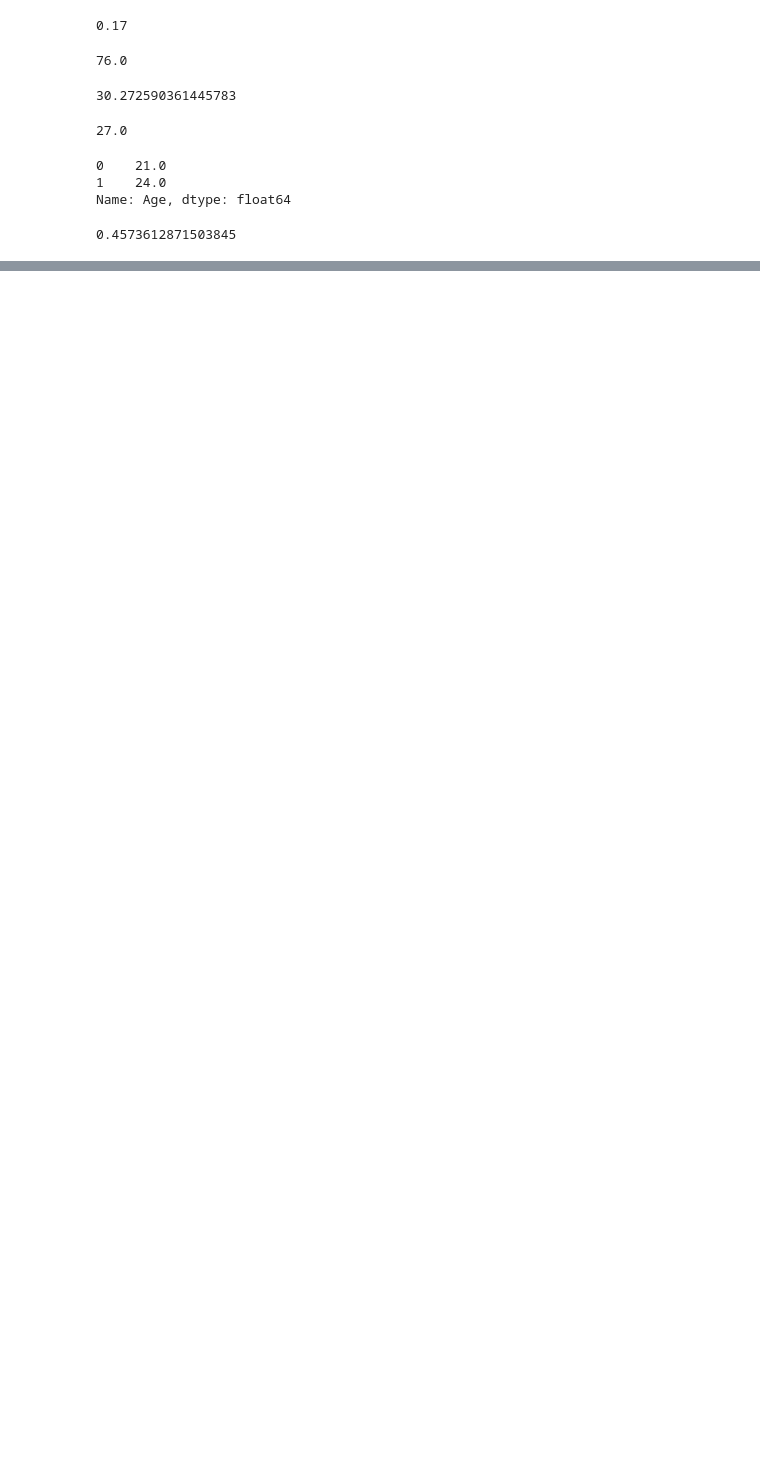
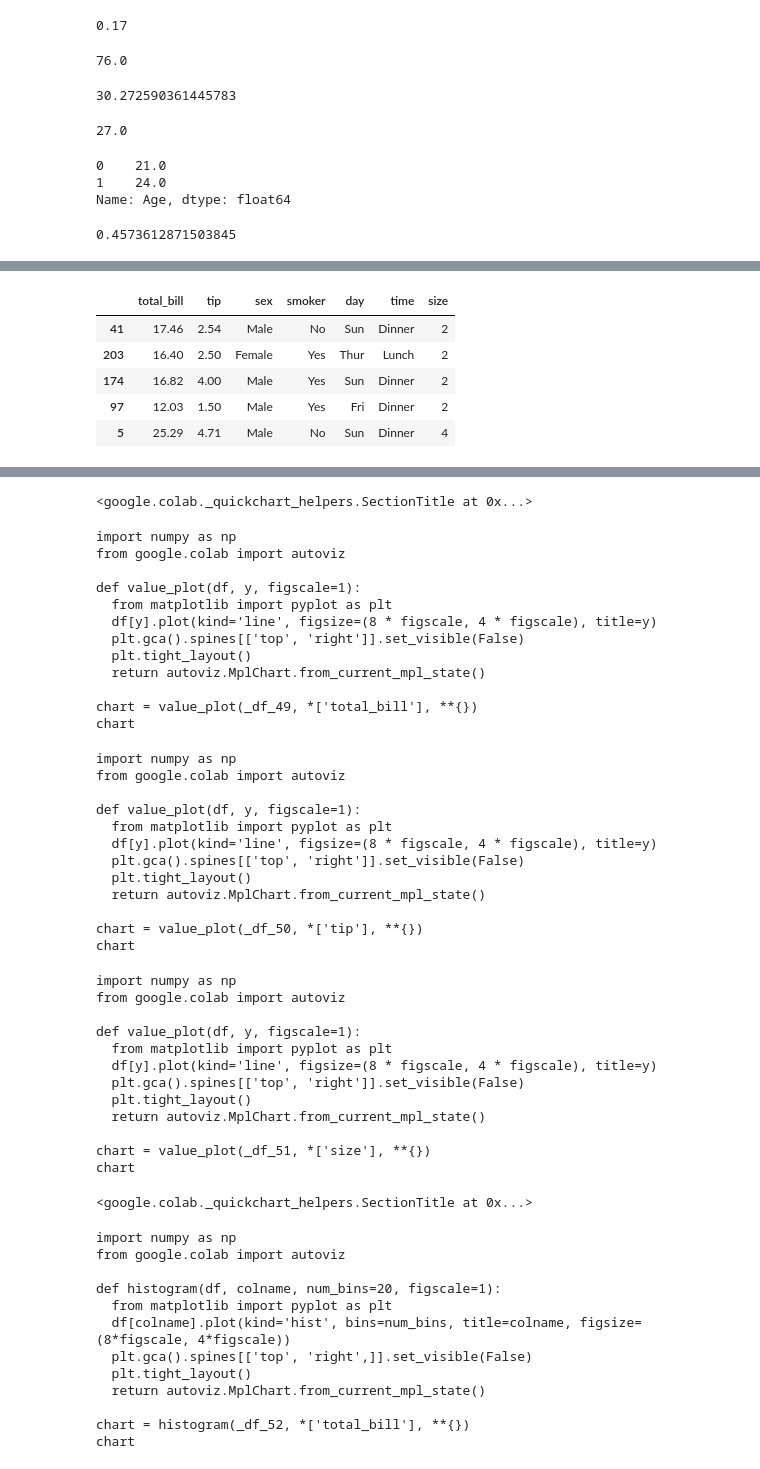
Before and after one commit to kumar11jr/Machine_learning, a Jupyter notebook: ml.ipynb, the cells around one changed output, grey strips where cells are left out. Drawn from its saved outputs; the diff is of its cells as text; code cells hidden in the pictures; blank space fills up the shorter version.

```diff
--- a/ml.ipynb
+++ b/ml.ipynb
@@ -280,0 +387,11 @@ df2['Age'].skew()
+# %%
+tips = sb.load_dataset('tips')
+# %%
+tips.sample(5)
+# %% [output]
+|  | total_bill | tip | sex | smoker | day | time | size |
+| 41 | 17.46 | 2.54 | Male | No | Sun | Dinner | 2 |
+| 203 | 16.40 | 2.50 | Female | Yes | Thur | Lunch | 2 |
+| 174 | 16.82 | 4.00 | Male | Yes | Sun | Dinner | 2 |
+| 97 | 12.03 | 1.50 | Male | Yes | Fri | Dinner | 2 |
+| 5 | 25.29 | 4.71 | Male | No | Sun | Dinner | 4 |
@@ -280,0 +399,50 @@ df2['Age'].skew()
+<google.colab._quickchart_helpers.SectionTitle at 0x...>
+import numpy as np
+from google.colab import autoviz
+
+def value_plot(df, y, figscale=1):
+  from matplotlib import pyplot as plt
+  df[y].plot(kind='line', figsize=(8 * figscale, 4 * figscale), title=y)
+  plt.gca().spines[['top', 'right']].set_visible(False)
+  plt.tight_layout()
+  return autoviz.MplChart.from_current_mpl_state()
+
+chart = value_plot(_df_49, *['total_bill'], **{})
+chart
+import numpy as np
+from google.colab import autoviz
+
+def value_plot(df, y, figscale=1):
+  from matplotlib import pyplot as plt
+  df[y].plot(kind='line', figsize=(8 * figscale, 4 * figscale), title=y)
+  plt.gca().spines[['top', 'right']].set_visible(False)
+  plt.tight_layout()
+  return autoviz.MplChart.from_current_mpl_state()
+
+chart = value_plot(_df_50, *['tip'], **{})
+chart
+import numpy as np
+from google.colab import autoviz
+
+def value_plot(df, y, figscale=1):
+  from matplotlib import pyplot as plt
+  df[y].plot(kind='line', figsize=(8 * figscale, 4 * figscale), title=y)
+  plt.gca().spines[['top', 'right']].set_visible(False)
+  plt.tight_layout()
+  return autoviz.MplChart.from_current_mpl_state()
+
+chart = value_plot(_df_51, *['size'], **{})
+chart
+<google.colab._quickchart_helpers.SectionTitle at 0x...>
+import numpy as np
+from google.colab import autoviz
+
+def histogram(df, colname, num_bins=20, figscale=1):
+  from matplotlib import pyplot as plt
+  df[colname].plot(kind='hist', bins=num_bins, title=colname, figsize=(8*figscale, 4*figscale))
+  plt.gca().spines[['top', 'right',]].set_visible(False)
+  plt.tight_layout()
+  return autoviz.MplChart.from_current_mpl_state()
+
+chart = histogram(_df_52, *['total_bill'], **{})
+chart
```
Also changed, not shown: parts of 10 cells of this notebook.
